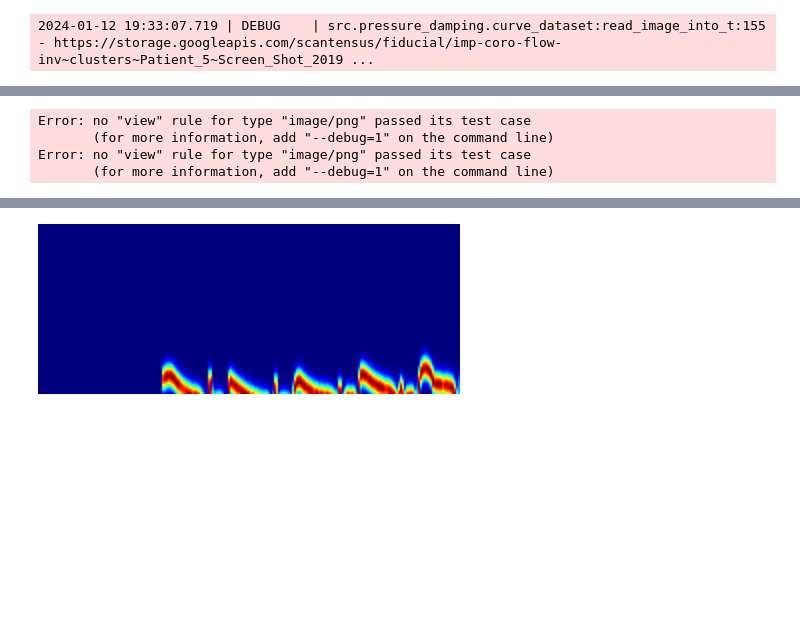
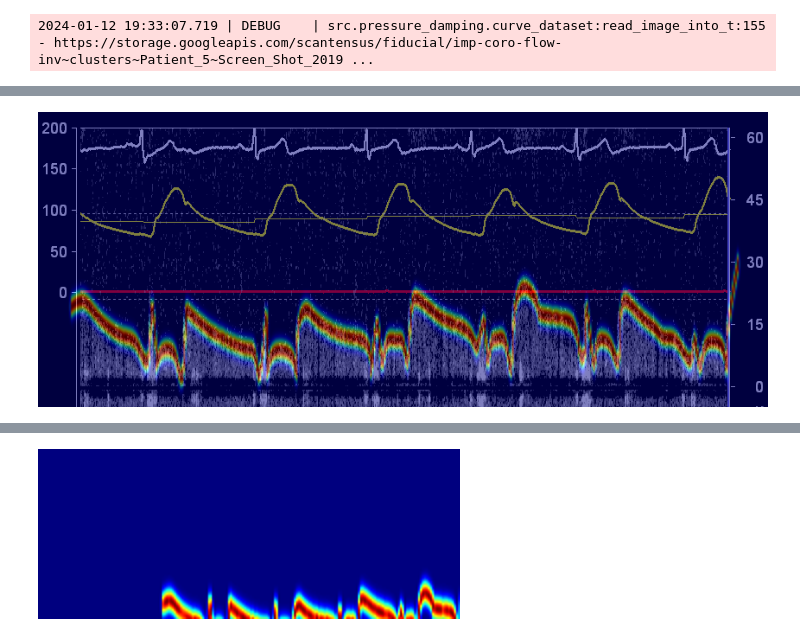
Before and after one commit to mshunshin/scantensus-sdy, a Jupyter notebook: experiments/fetch_labels.ipynb, the cells around one changed output, grey strips where cells are left out. Drawn from its saved outputs; the diff is of its cells as text; code cells hidden in the pictures; blank space fills up the shorter version.

```diff
--- a/experiments/fetch_labels.ipynb
+++ b/experiments/fetch_labels.ipynb
@@ -72,7 +72,7 @@ def plot_image_with_heatmap(index: int):
         label_data=[raw_labels],
         label_height_shift=[0],
         label_width_shift=[0],
-        transform_matrix=[T]
+        transform_matrix=[torch.eye(3)]
     )
 
     # apply the 3x3 transform matrix T to the image
@@ -96,7 +96,7 @@ def plot_image_with_heatmap(index: int):
 
     blended = PIL.Image.blend(original_image, resized_heatmap, alpha=0.5)
 
-    blended.show()
+    return blended
 
-interactive(plot_image_with_heatmap, index=(0, len(dataset) - 1, 1))
+plot_image_with_heatmap(0)
 # %% [output]
@@ -104,7 +104,4 @@ interactive(children=(IntSlider(value=81, description='index', max=163), Output(
-Error: no "view" rule for type "image/png" passed its test case
-       (for more information, add "--debug=1" on the command line)
-Error: no "view" rule for type "image/png" passed its test case
-       (for more information, add "--debug=1" on the command line)
+[figure, added]
 # %%
 def new_plot_image_with_heatmap(index: int):
     image, raw_labels, T = dataset[index]
```
Also changed, not shown: parts of 3 cells of this notebook, 6 other files.
